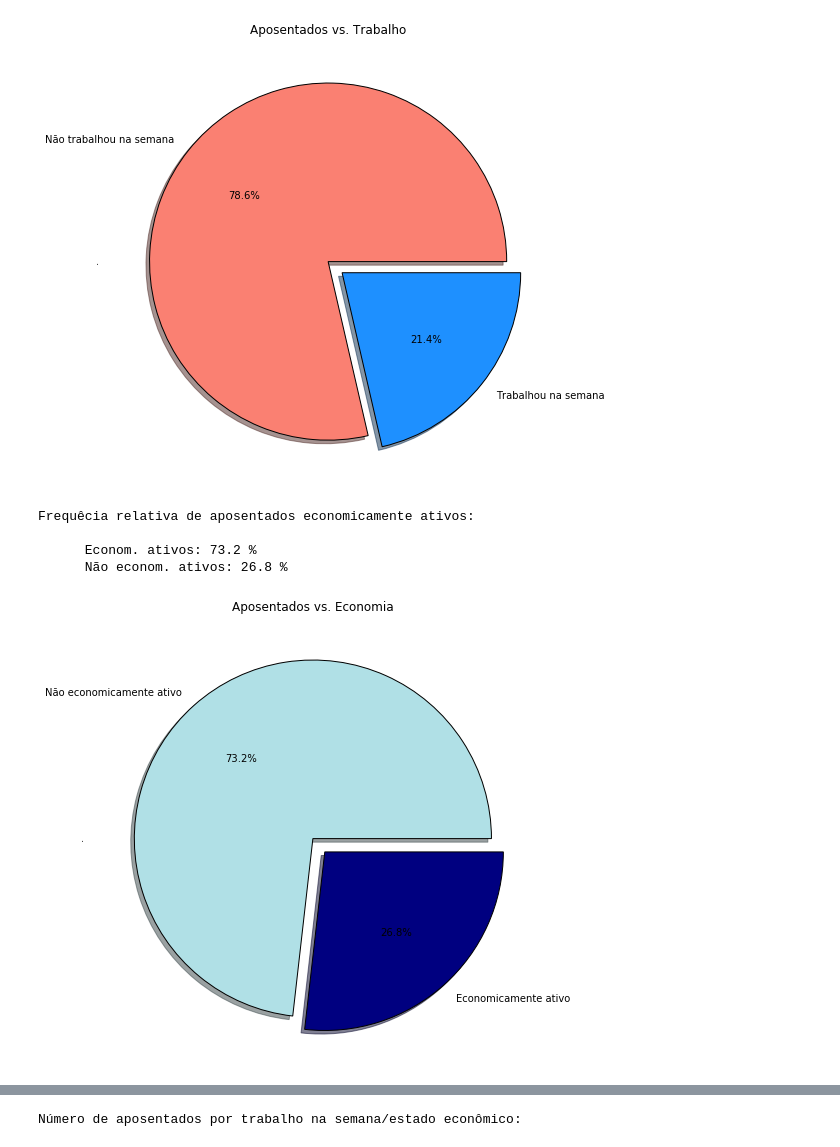
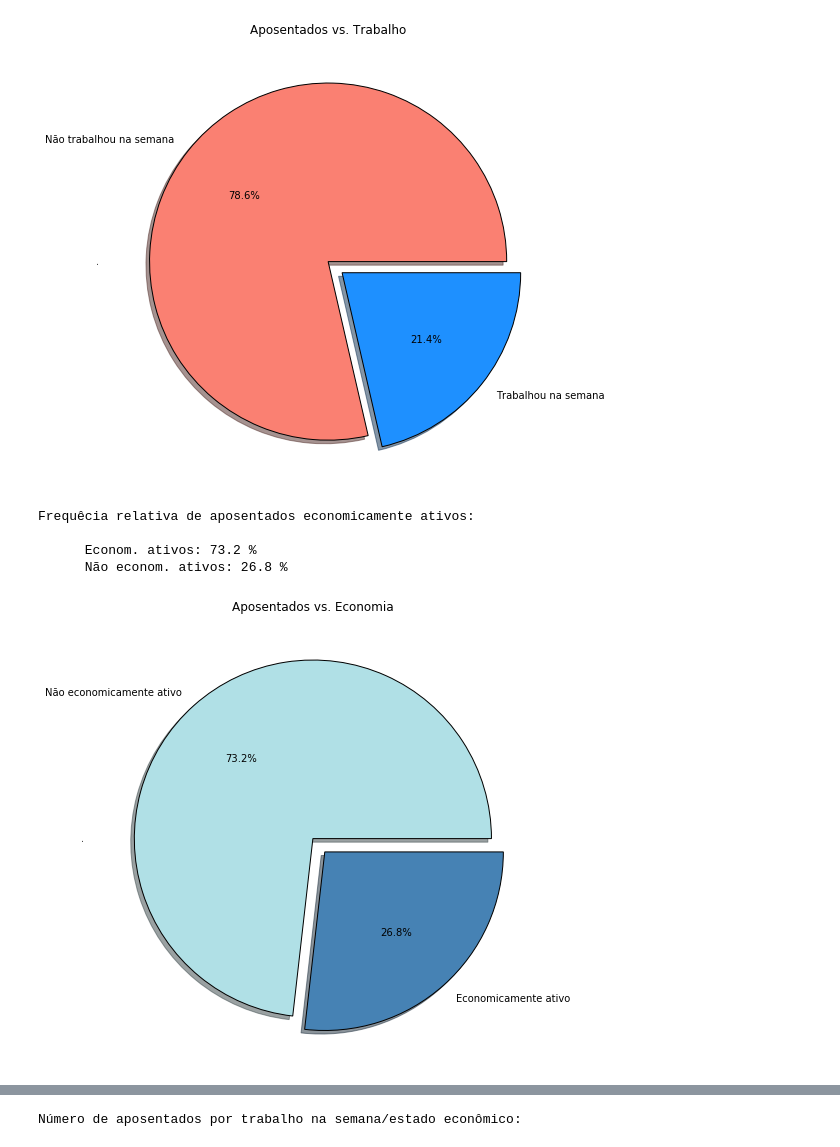
Before and after one commit to claraluques/CD, a Jupyter notebook: Projeto1/Projeto1.ipynb, the cells around one changed output, grey strips where cells are left out. Drawn from its saved outputs; the diff is of its cells as text; code cells hidden in the pictures.

```diff
--- a/Projeto1/Projeto1.ipynb
+++ b/Projeto1/Projeto1.ipynb
@@ -244,20 +228,20 @@ Frequêcia relativa de aposentados trabalhando:
 # %%
 '''Aposentados e economia'''
 
-c=['powderblue','navy']
+c=['powderblue','steelblue']
 explode = (0,0.1)
 fr_aecativ.plot(kind='pie',colors=c, figsize=(8,8), explode=explode, autopct='%1.1f%%',shadow=True)
 print('Frequêcia relativa de aposentados economicamente ativos:')
 print('''
       Econom. ativos: {0} %
       Não econom. ativos: {1} %
       '''.format(fr_aecativ[1], fr_aecativ[0]))
 plt.title('Aposentados vs. Economia')
 plt.ylabel('.')
 plt.show()
 # %% [output]
 Frequêcia relativa de aposentados economicamente ativos:
 
       Econom. ativos: 73.2 %
       Não econom. ativos: 26.8 %
-[figure, old version]
+[figure, new version]
```
Also changed, not shown: parts of 22 cells of this notebook, 1 other file.
